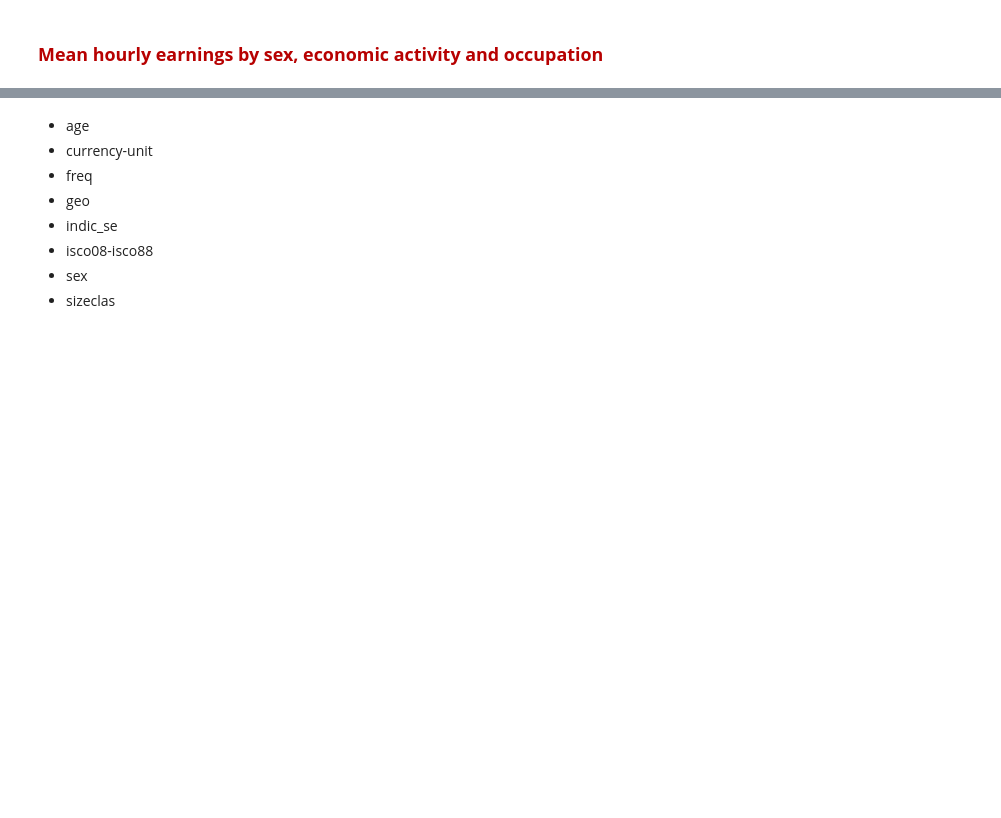
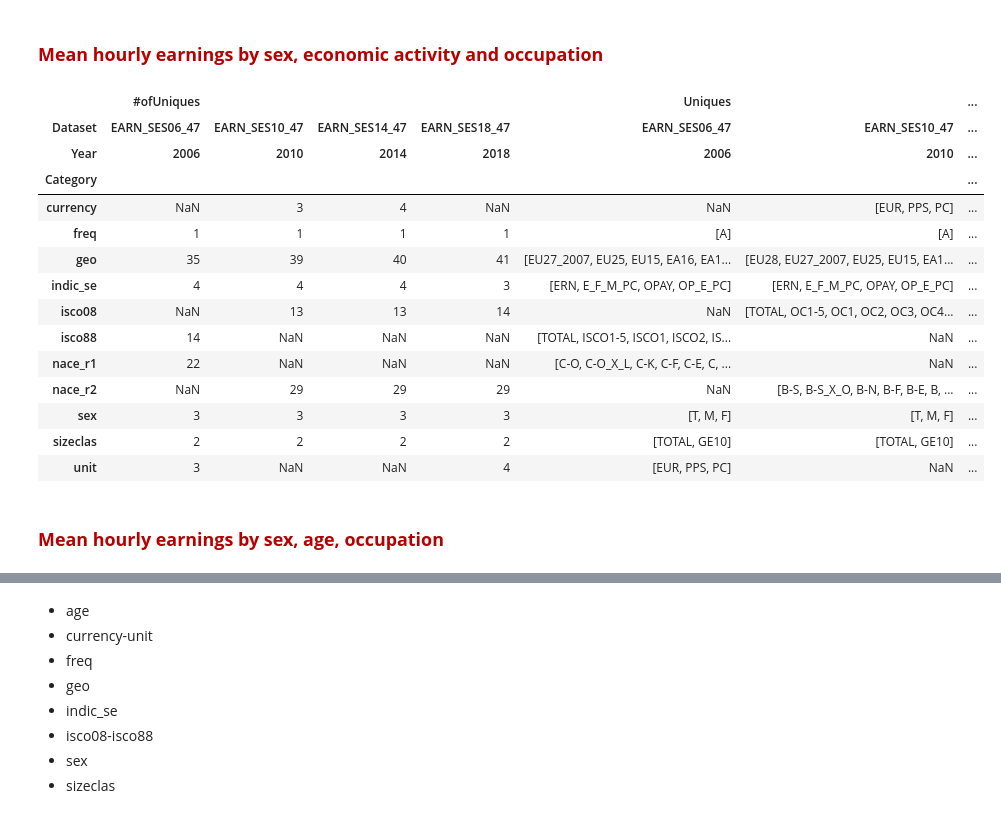
Before and after one commit to mehmetcandfx/Technology-Trade-Employment, a Jupyter notebook: Code/Data_Discovrery_Wages.ipynb, the cells around one changed output, grey strips where cells are left out. Drawn from its saved outputs; the diff is of its cells as text; code cells hidden in the pictures; blank space fills up the shorter version.

```diff
--- a/Code/Data_Discovrery_Wages.ipynb
+++ b/Code/Data_Discovrery_Wages.ipynb
@@ -18,14 +18,19 @@
 #Packages
 
 import pandas as pd
-from utilities import *
+from Utilities import wages
 import eurostat
 import os
 
 #Variables
 
 dl=os.getcwd()[:-32]+'Data/Technology-Trade-Employment'
-EARN_SES_14=["EARN_SES06_14","EARN_SES10_14","EARN_SES14_14","EARN_SES18_14"]
+
+EARN_SES_14=["EARN_SES_AGT14","EARN_SES06_14","EARN_SES10_14","EARN_SES14_14","EARN_SES18_14"]
+
+EARN_SES_47=["EARN_SES06_47","EARN_SES10_47","EARN_SES14_47","EARN_SES18_47"]
+
+EARN_SES_16=["EARN_SES_AGT16","EARN_SES06_16","EARN_SES10_16","EARN_SES14_16","EARN_SES18_16"]
 # %% [markdown]
 ## <span style="color:#f1c232">Wage Data</span>
 # %% [markdown]
@@ -43,6 +48,26 @@ Among the three datasets listed above, the first one would be the most proper se
 * First the offshoring
 # %% [markdown]
 ### <span style="color:#b70101">**Mean hourly earnings by sex, economic activity and occupation**</span>
+# %%
+wages.cat_describer(EARN_SES_47).pivot(index="Category", columns=["Dataset","Year"], values=["#ofUniques","Uniques"])
+# %% [output]
+|  | #ofUniques |  |  |  | Uniques |  | ... |
+| Dataset | EARN_SES06_47 | EARN_SES10_47 | EARN_SES14_47 | EARN_SES18_47 | EARN_SES06_47 | EARN_SES10_47 | ... |
+| Year | 2006 | 2010 | 2014 | 2018 | 2006 | 2010 | ... |
+| Category |  |  |  |  |  |  | ... |
+| currency | NaN | 3 | 4 | NaN | NaN | [EUR, PPS, PC] | ... |
+| freq | 1 | 1 | 1 | 1 | [A] | [A] | ... |
+| geo | 35 | 39 | 40 | 41 | [EU27_2007, EU25, EU15, EA16, EA1... | [EU28, EU27_2007, EU25, EU15, EA1... | ... |
+| indic_se | 4 | 4 | 4 | 3 | [ERN, E_F_M_PC, OPAY, OP_E_PC] | [ERN, E_F_M_PC, OPAY, OP_E_PC] | ... |
+| isco08 | NaN | 13 | 13 | 14 | NaN | [TOTAL, OC1-5, OC1, OC2, OC3, OC4... | ... |
+| isco88 | 14 | NaN | NaN | NaN | [TOTAL, ISCO1-5, ISCO1, ISCO2, IS... | NaN | ... |
+| nace_r1 | 22 | NaN | NaN | NaN | [C-O, C-O_X_L, C-K, C-F, C-E, C, ... | NaN | ... |
+| nace_r2 | NaN | 29 | 29 | 29 | NaN | [B-S, B-S_X_O, B-N, B-F, B-E, B, ... | ... |
+| sex | 3 | 3 | 3 | 3 | [T, M, F] | [T, M, F] | ... |
+| sizeclas | 2 | 2 | 2 | 2 | [TOTAL, GE10] | [TOTAL, GE10] | ... |
+| unit | 3 | NaN | NaN | 4 | [EUR, PPS, PC] | NaN | ... |
+# %% [markdown]
+### <span style="color:#b70101">**Mean hourly earnings by sex, age, occupation**</span>
 # %% [markdown]
 As fololows:</br>
 </br>
```
Also changed, not shown: parts of 2 cells of this notebook, 1 other file.
